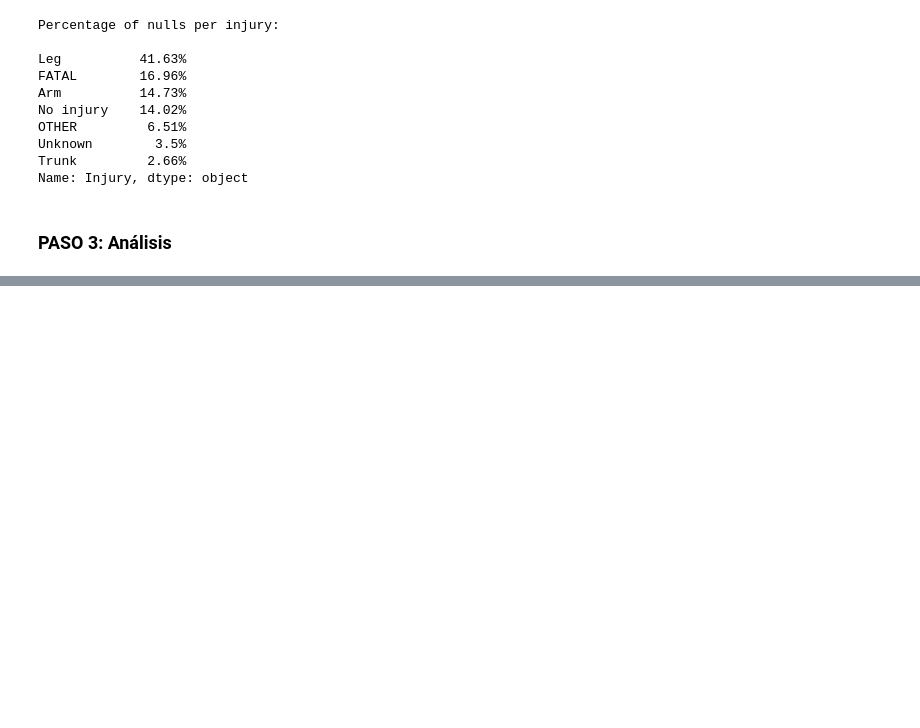
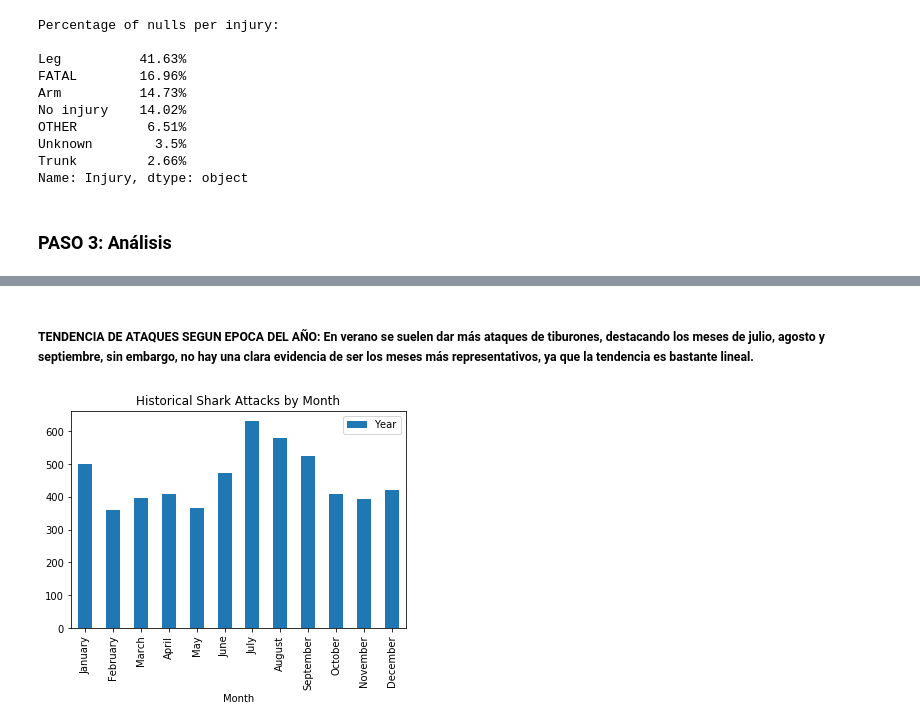
Before and after one commit to Marlenkaa/Project.1-SharkAttacksAnalysis, a Jupyter notebook: Shark_Attack_Analysis.ipynb, the cells around one changed output, grey strips where cells are left out. Drawn from its saved outputs; the diff is of its cells as text; code cells hidden in the pictures; blank space fills up the shorter version.

```diff
--- a/Shark_Attack_Project.ipynb
+++ b/Shark_Attack_Analysis.ipynb
@@ -503,0 +507,12 @@ nº de ataques por rango de año.
+# %% [markdown]
+##### TENDENCIA DE ATAQUES SEGUN EPOCA DEL AÑO: En verano se suelen dar más ataques de tiburones, destacando los meses de julio, agosto y septiembre, sin embargo, no hay una clara evidencia de ser los meses más representativos, ya que la tendencia es bastante lineal.
+# %%
+months = ['January', 'February', 'March', 'April', 'May', 'June', 'July', 'August', 'September', 'October', 'November', 'December']
+
+attacks['Month'] = pd.Categorical(attacks['Month'], categories=months, ordered=True)
+
+attacks.groupby('Month').agg({'Year':'count'}).plot.bar()
+
+plt.title('Historical Shark Attacks by Month');
+# %% [output]
+[figure, added]
```
Also changed, not shown: parts of 27 cells of this notebook, 2 other files.
